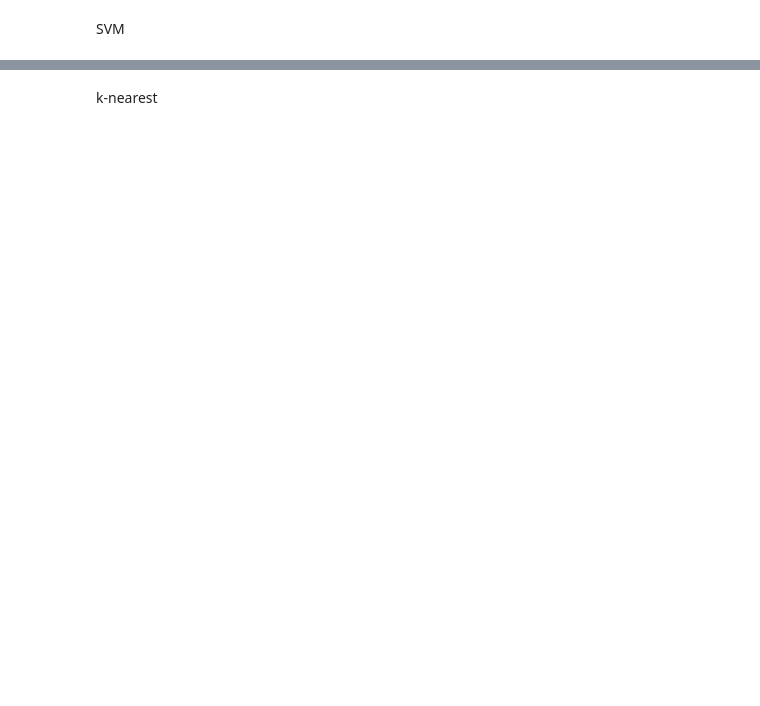
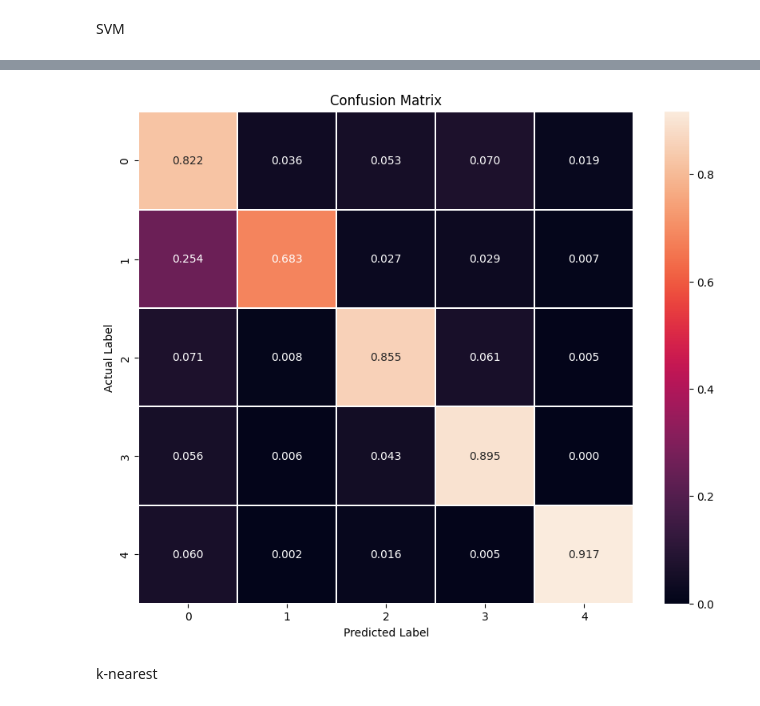
Before and after one commit to Mahim-SOL/ML_intern_task_SOL, a Jupyter notebook: Learning_task_of_SOL.ipynb, the cells around one changed output, grey strips where cells are left out. Drawn from its saved outputs; the diff is of its cells as text; code cells hidden in the pictures; blank space fills up the shorter version.

```diff
--- a/Learning_task_of_SOL.ipynb
+++ b/Learning_task_of_SOL.ipynb
@@ -53,9 +53,9 @@ Giving name to the columns
 #df_train, df_test, df_abn, df_n
 
 #m,n = df_train.shape
-#m,n = df_test.shape
-#m,n = df1.shape
-m,n = df2.shape
+m,n = df_test.shape
+#m,n = df_abn.shape
+#m,n = df_n.shape
 print(m,n)
 col_name = []
 for i in range(n):
@@ -64,9 +64,9 @@ for i in range(n):
     else:
         col_name.append('feature'+str(i))
 #df_train.columns = col_name
-#df_test.columns = col_name
-#df1.columns = col_name
-df2.columns = col_name
+df_test.columns = col_name
+#df_abn.columns = col_name
+#df_n.columns = col_name
 # %% [output]
 21891 188
 # %%
@@ -589,4 +666,4 @@ model_SVM = SVC(random_state=42, kernel='rbf', C=1.0, gamma='auto')
 # %%
-Model6 = Model(model_SVM, X_train_tomek, X_test_tomek, y_train_tomek, y_test_tomek)
-fit_model6 = Model6.model_fit(X_train_tomek, y_train_tomek)
+Model6 = Model(model_SVM, X_train_smotek, X_test_smotek, y_train_smotek, y_test_smotek)
+fit_model6 = Model6.model_fit(X_train_smotek, y_train_smotek)
 # %%
@@ -611,0 +709,4 @@ plt.show()
+# %%
+predict_SVM = Model6.model_pred(X_df_test)
+# %%
+accu_SVM, con_mat_SVM, cl_report_SVM, recall_SVM, precision_SVM, F1_score_SVM = Model6.model_report(predict_SVM, y_df_test)
@@ -612,3 +738,13 @@ plt.show()
+# %%
+#normalized confusion matrix plot
+plt.figure(figsize=(10,8))
+sns.heatmap(con_mat_SVM, annot=True, linewidths=0.01, fmt = '0.3f')
+plt.title("Confusion Matrix")
+plt.ylabel('Actual Label')
+plt.xlabel('Predicted Label')
+plt.show()
+# %% [output]
+[figure, added]
 # %% [markdown]
 k-nearest
 # %%
```
Also changed, not shown: parts of 50 cells of this notebook, 1 other file.
